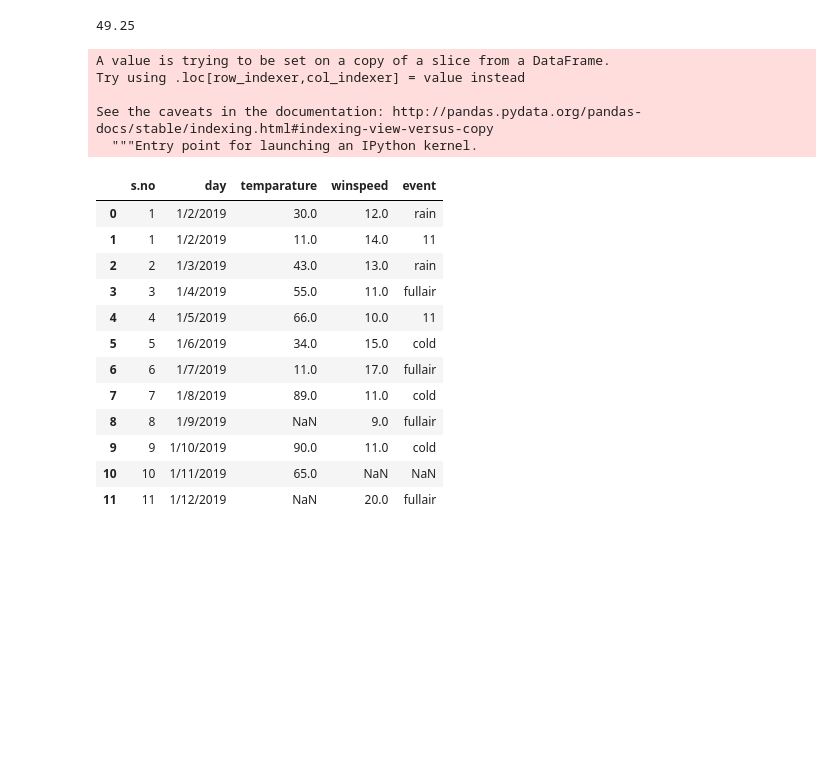
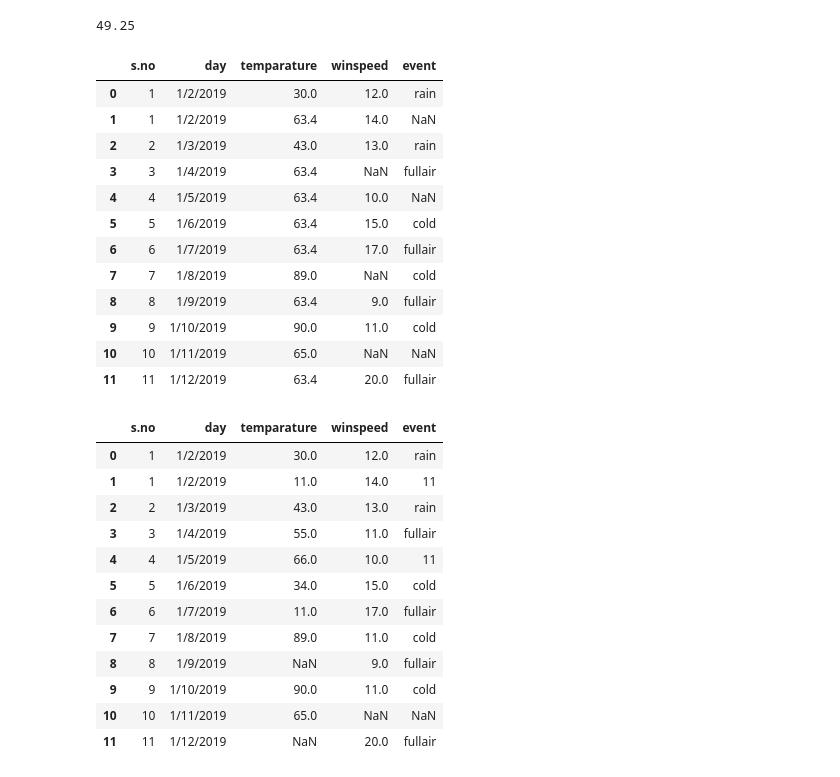
Before and after one commit to Preethi9193/BasicPython, a Jupyter notebook: Day 24 - Cleaning data, Matplotlib.ipynb, the cells around one changed output. Cells and saved outputs as stored; diff of their text form; code cells hidden in the pictures; blank space fills up the shorter version.

Commit message:
Cleaning data, Matplotlib

```diff
--- a/Day 24 - Cleaning data, Matplotlib.ipynb
+++ b/Day 24 - Cleaning data, Matplotlib.ipynb
@@ -526,11 +555,20 @@ d1['temparature'].mean()
 # %% [output]
 49.25
 # %%
-d1['temparature']= d1['temparature'].fillna(d1['temparature'].mean())
+dfcsv['temparature']= dfcsv['temparature'].fillna(dfcsv['temparature'].mean())
+dfcsv
 # %% [output]
-A value is trying to be set on a copy of a slice from a DataFrame.
-Try using .loc[row_indexer,col_indexer] = value instead
-
-See the caveats in the documentation: http://pandas.pydata.org/pandas-docs/stable/indexing.html#indexing-view-versus-copy
-  """Entry point for launching an IPython kernel.
+|  | s.no | day | temparature | winspeed | event |
+| 0 | 1 | 1/2/2019 | 30.0 | 12.0 | rain |
+| 1 | 1 | 1/2/2019 | 63.4 | 14.0 | NaN |
+| 2 | 2 | 1/3/2019 | 43.0 | 13.0 | rain |
+| 3 | 3 | 1/4/2019 | 63.4 | NaN | fullair |
+| 4 | 4 | 1/5/2019 | 63.4 | 10.0 | NaN |
+| 5 | 5 | 1/6/2019 | 63.4 | 15.0 | cold |
+| 6 | 6 | 1/7/2019 | 63.4 | 17.0 | fullair |
+| 7 | 7 | 1/8/2019 | 89.0 | NaN | cold |
+| 8 | 8 | 1/9/2019 | 63.4 | 9.0 | fullair |
+| 9 | 9 | 1/10/2019 | 90.0 | 11.0 | cold |
+| 10 | 10 | 1/11/2019 | 65.0 | NaN | NaN |
+| 11 | 11 | 1/12/2019 | 63.4 | 20.0 | fullair |
 # %%
```
Also changed, not shown: parts of 10 cells of this notebook.
